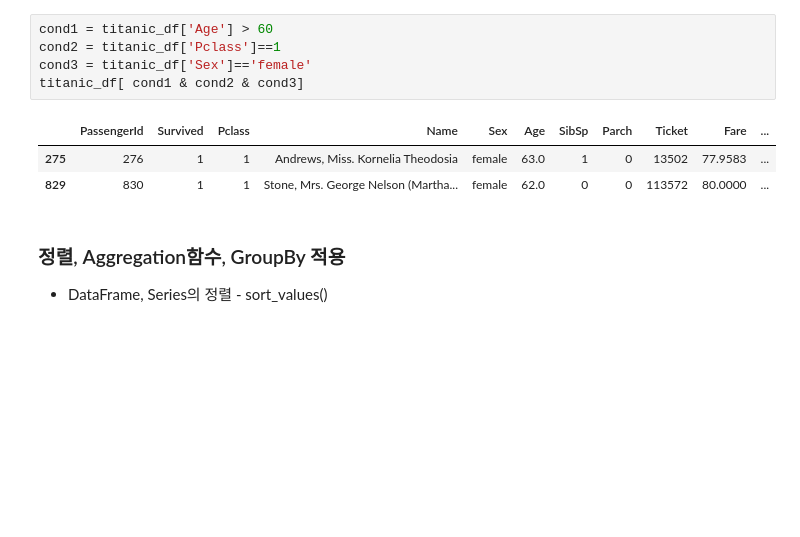
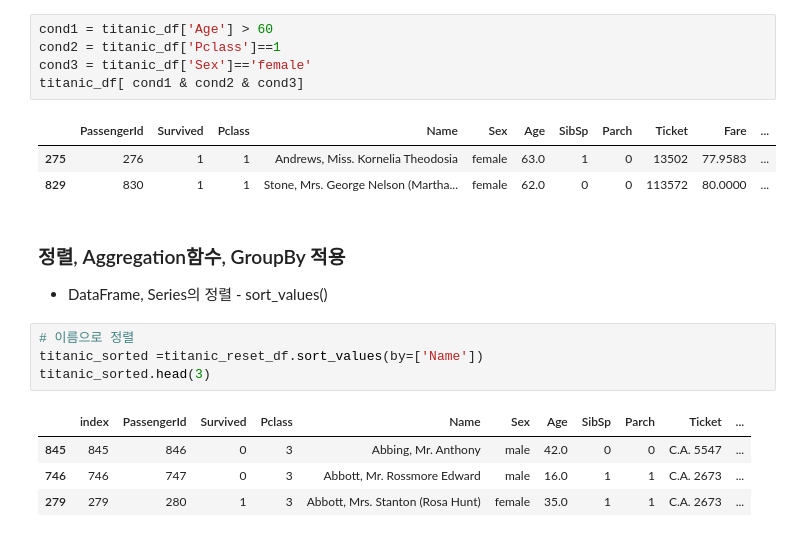
Before and after one commit to seongbeom-kr/machine_learning_base, a Jupyter notebook: Pandas/Pandas.ipynb, the cells around one changed output. Saved outputs shown, nothing was run; the diff lists cells and outputs as text; blank space fills up the shorter version.

```diff
--- a/Pandas/Pandas.ipynb
+++ b/Pandas/Pandas.ipynb
@@ -786,3 +786,12 @@ titanic_df[ cond1 & cond2 & cond3]
 # %% [markdown]
 ### 정렬, Aggregation함수, GroupBy 적용
 * DataFrame, Series의 정렬 - sort_values()
+# %%
+# 이름으로 정렬
+titanic_sorted =titanic_reset_df.sort_values(by=['Name'])
+titanic_sorted.head(3)
+# %% [output]
+|  | index | PassengerId | Survived | Pclass | Name | Sex | Age | SibSp | Parch | Ticket | ... |
+| 845 | 845 | 846 | 0 | 3 | Abbing, Mr. Anthony | male | 42.0 | 0 | 0 | C.A. 5547 | ... |
+| 746 | 746 | 747 | 0 | 3 | Abbott, Mr. Rossmore Edward | male | 16.0 | 1 | 1 | C.A. 2673 | ... |
+| 279 | 279 | 280 | 1 | 3 | Abbott, Mrs. Stanton (Rosa Hunt) | female | 35.0 | 1 | 1 | C.A. 2673 | ... |
```
Also changed, not shown: parts of 15 cells of this notebook.
